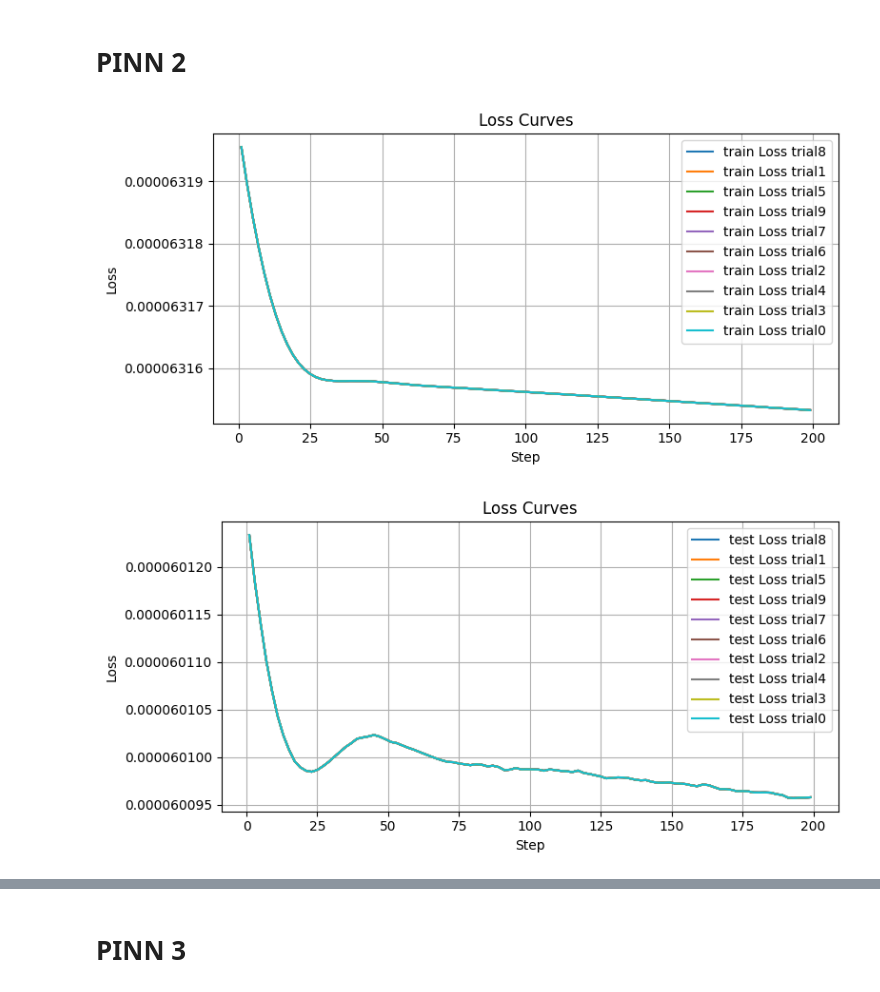
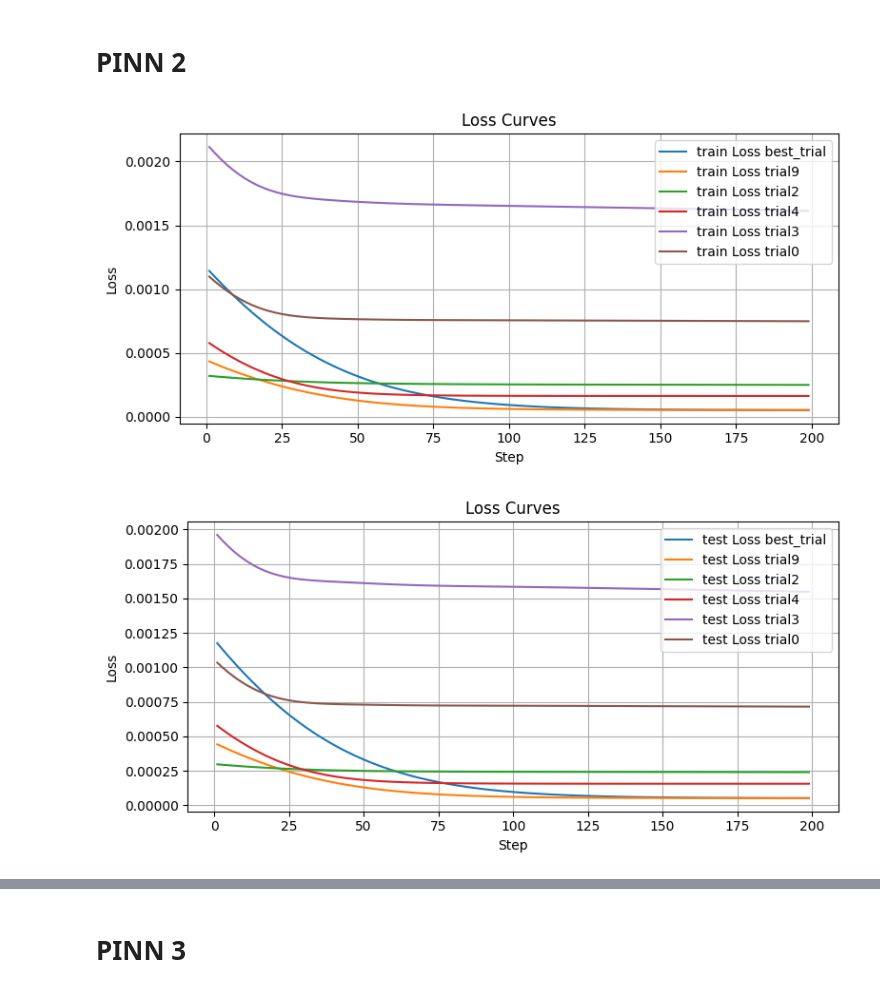
Before and after one commit to claudia181/PinnsStudy, a Jupyter notebook: distill_der_ti.ipynb, the cells around one changed output, grey strips where cells are left out. Cells and saved outputs as stored; diff of their text form; code cells hidden in the pictures.

```diff
--- a/distill_der_ti.ipynb
+++ b/distill_der_ti.ipynb
@@ -125,36 +125,37 @@ best_trials0.append(best_trial)
 # %% [markdown]
 # PINN 2
 # %%
-path = "models/AllenCahnSingle10/PINNfull2"
+path = "models/der/AllenCahnSingle10/PINNfull2"
 
 subdirs = []
 for entry_name in os.listdir(path):
         full_path = os.path.join(path, entry_name)
         if os.path.isdir(full_path):
                 subdirs.append(entry_name)
 
 selection = [
         "trial0",
         "trial1",
         "trial2",
         "trial3",
         "trial4",
         "trial5",
         "trial6",
         "trial7",
         "trial8",
-        "trial9"
+        "trial9",
+        "best_trial",
         ]
 
 labels = [trial for trial in os.listdir(path) if trial in selection]
 filepaths=[os.path.join(path, trial) + "/train_stats.npy" for trial in subdirs if trial in selection]
 
 plot_model_stats(filepaths=filepaths, labels=labels, to_plot=["train"])
 
 filepaths=[os.path.join(path, trial) + "/test_stats.npy" for trial in subdirs if trial in selection]
 
 plot_model_stats(filepaths=filepaths, labels=labels, to_plot=["test"])
 # %% [output]
-[figure, old version]
+[figure, new version]
-[figure, old version]
+[figure, new version]
 # %%
```
Also changed, not shown: parts of 12 cells of this notebook, 6 other files.
